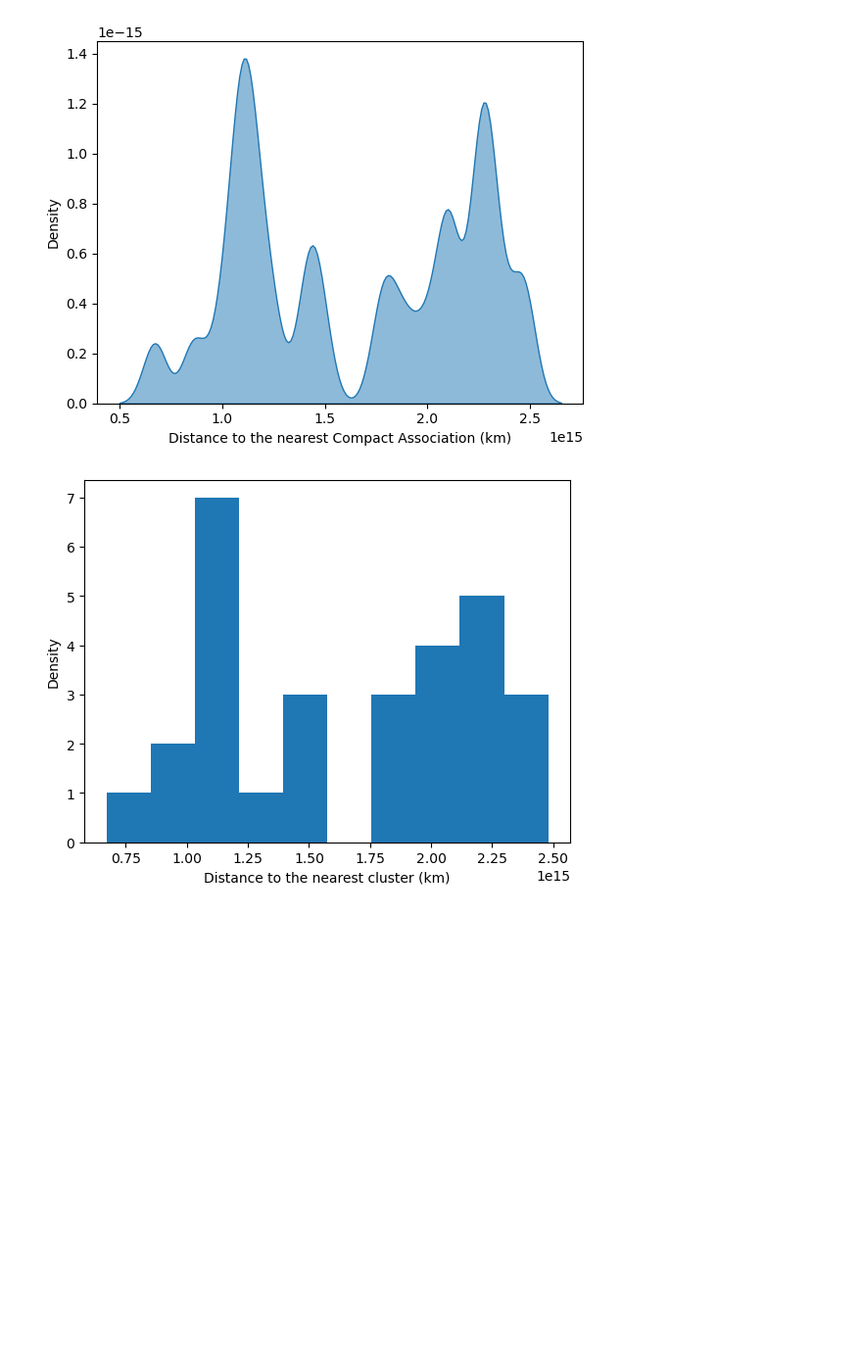
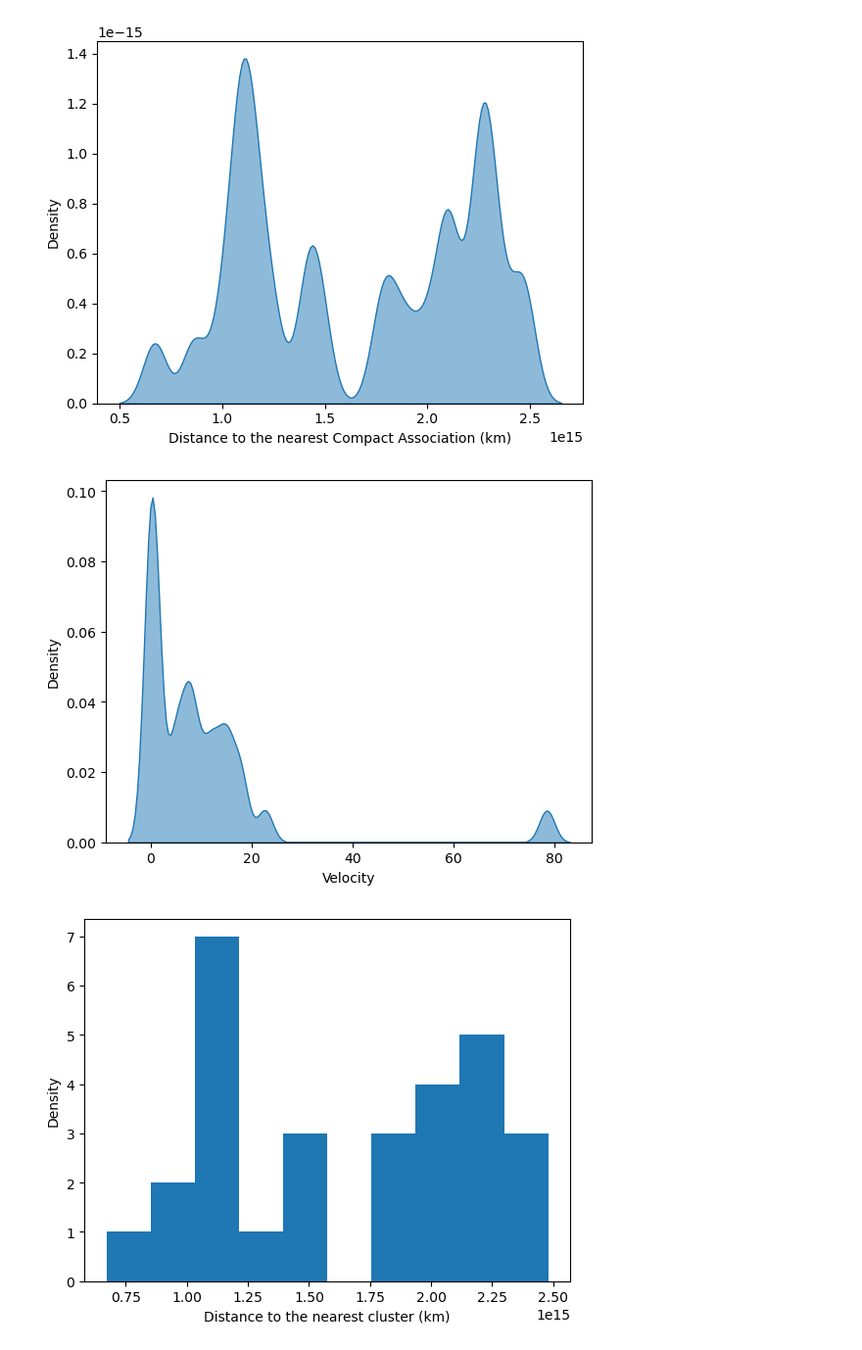
Before and after one commit to devkhullar/querx, a Jupyter notebook: clusters/xrb_to_cluster_demo.ipynb, the cells around one changed output. Shown at 98% size. Drawn from its saved outputs; the diff is of its cells as text; code cells hidden in the pictures; blank space fills up the shorter version.

```diff
--- a/clusters/xrb_to_cluster_demo.ipynb
+++ b/clusters/xrb_to_cluster_demo.ipynb
@@ -202,4 +198,11 @@ hmxbs.plot_kde(
 )
 # %% [output]
 [figure]
+# %%
+hmxbs.plot_kde(
+    data=hmxbs.df, x='Velocity (km/s)', bw_adjust=0.2,
+    label='Velocity',
+)
+# %% [output]
+[figure, added]
 # %%
```
Also changed, not shown: parts of 8 cells of this notebook, 1 other file.
